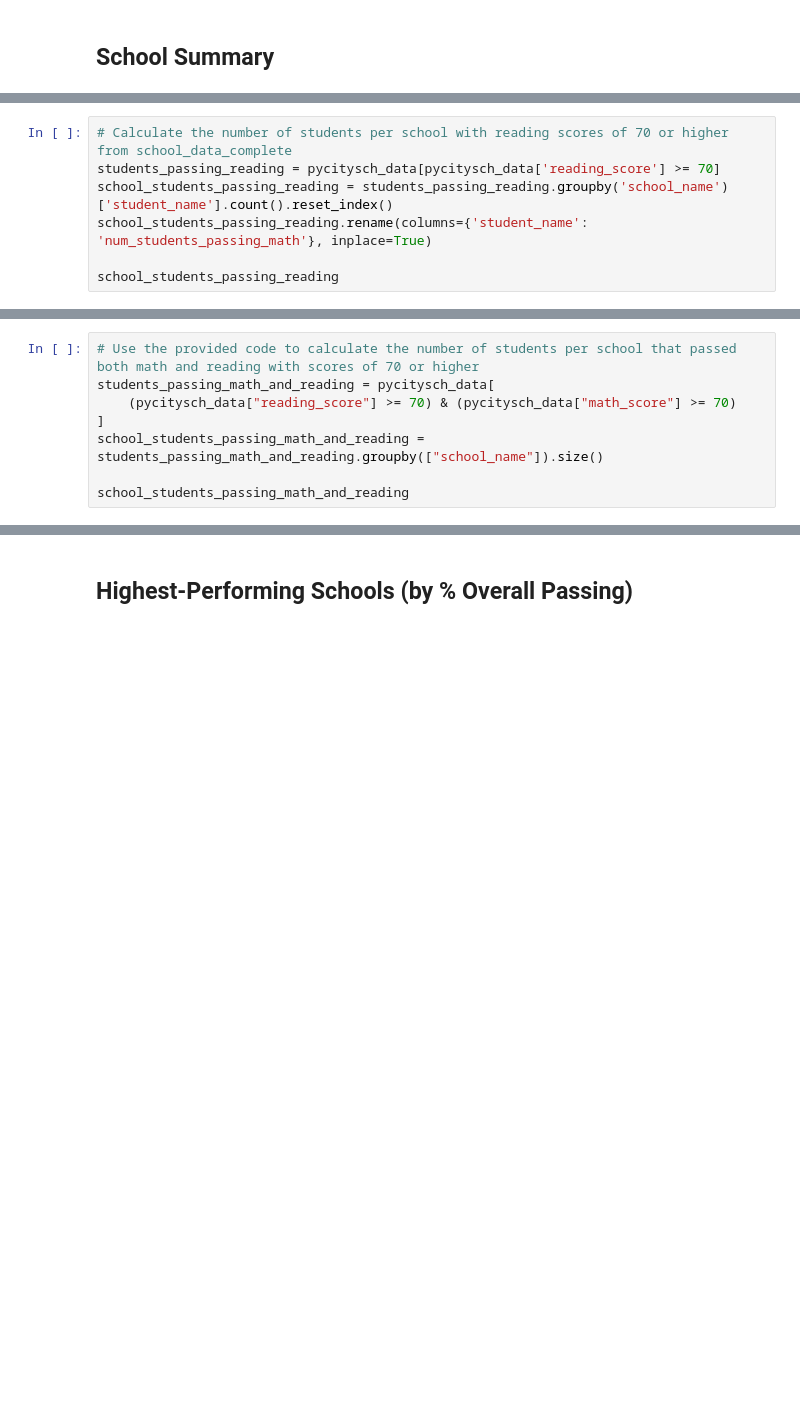
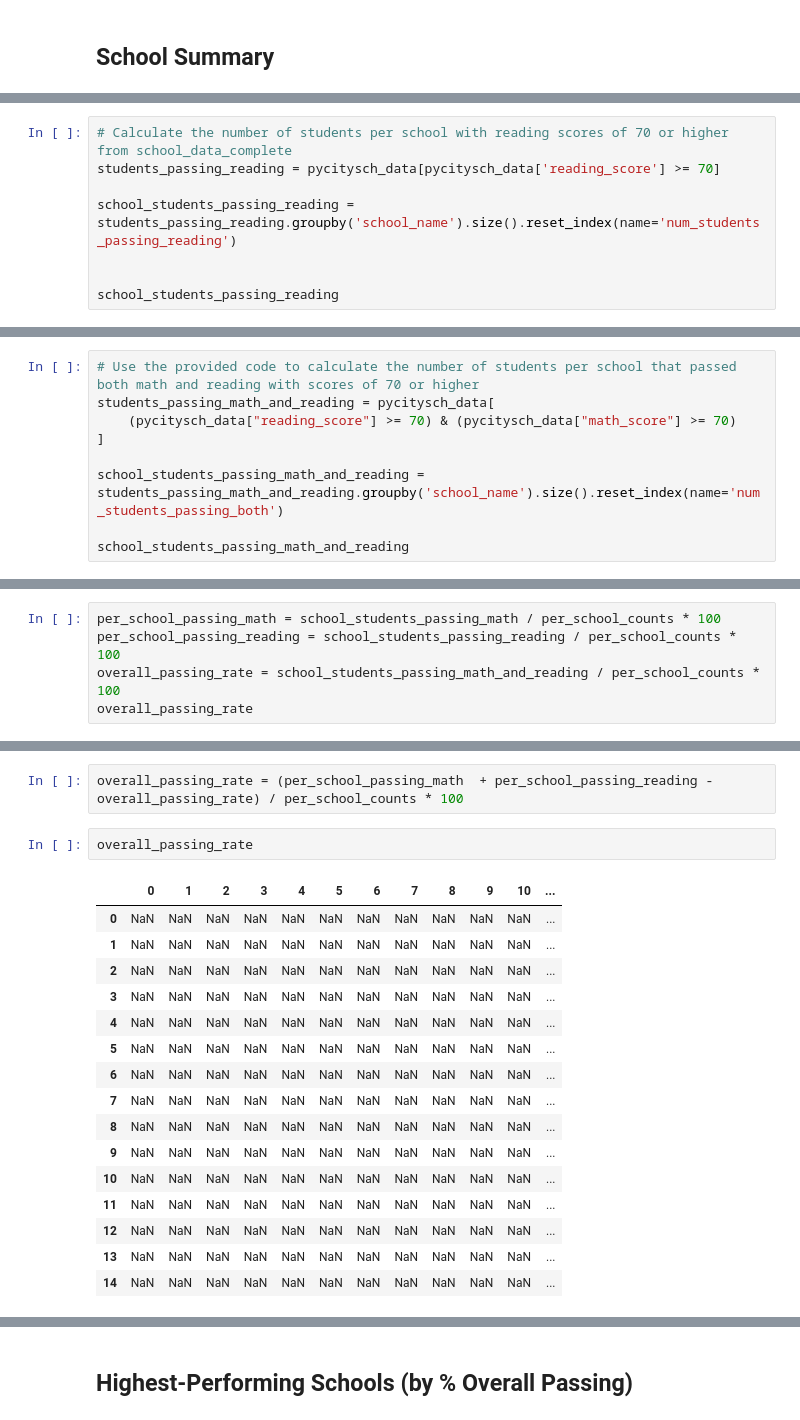
Before and after one commit to Patriciat87/pandas-challenge, a Jupyter notebook: PyCitySchool/main.ipynb, the cells around one changed output, grey strips where cells are left out. Drawn from its saved outputs; the diff is of its cells as text; blank space fills up the shorter version.

```diff
--- a/PyCitySchool/main.ipynb
+++ b/PyCitySchool/main.ipynb
@@ -124,7 +267,8 @@ school_students_passing_math
 # %%
 # Calculate the number of students per school with reading scores of 70 or higher from school_data_complete
 students_passing_reading = pycitysch_data[pycitysch_data['reading_score'] >= 70]
-school_students_passing_reading = students_passing_reading.groupby('school_name')['student_name'].count().reset_index()
-school_students_passing_reading.rename(columns={'student_name': 'num_students_passing_math'}, inplace=True)
+
+school_students_passing_reading = students_passing_reading.groupby('school_name').size().reset_index(name='num_students_passing_reading')
+
 
 school_students_passing_reading
@@ -133,6 +294,7 @@ school_students_passing_reading
 students_passing_math_and_reading = pycitysch_data[
     (pycitysch_data["reading_score"] >= 70) & (pycitysch_data["math_score"] >= 70)
 ]
-school_students_passing_math_and_reading = students_passing_math_and_reading.groupby(["school_name"]).size()
+
+school_students_passing_math_and_reading = students_passing_math_and_reading.groupby('school_name').size().reset_index(name='num_students_passing_both')
 
 school_students_passing_math_and_reading
@@ -138,0 +318,5 @@ school_students_passing_math_and_reading
+# %%
+per_school_passing_math = school_students_passing_math / per_school_counts * 100
+per_school_passing_reading = school_students_passing_reading / per_school_counts * 100
+overall_passing_rate = school_students_passing_math_and_reading / per_school_counts * 100
+overall_passing_rate
@@ -143,0 +365,21 @@ per_school_passing_reading
+# %%
+overall_passing_rate = (per_school_passing_math  + per_school_passing_reading - overall_passing_rate) / per_school_counts * 100
+# %%
+overall_passing_rate
+# %% [output]
+|  | 0 | 1 | 2 | 3 | 4 | 5 | 6 | 7 | 8 | 9 | 10 | ... |
+| 0 | NaN | NaN | NaN | NaN | NaN | NaN | NaN | NaN | NaN | NaN | NaN | ... |
+| 1 | NaN | NaN | NaN | NaN | NaN | NaN | NaN | NaN | NaN | NaN | NaN | ... |
+| 2 | NaN | NaN | NaN | NaN | NaN | NaN | NaN | NaN | NaN | NaN | NaN | ... |
+| 3 | NaN | NaN | NaN | NaN | NaN | NaN | NaN | NaN | NaN | NaN | NaN | ... |
+| 4 | NaN | NaN | NaN | NaN | NaN | NaN | NaN | NaN | NaN | NaN | NaN | ... |
+| 5 | NaN | NaN | NaN | NaN | NaN | NaN | NaN | NaN | NaN | NaN | NaN | ... |
+| 6 | NaN | NaN | NaN | NaN | NaN | NaN | NaN | NaN | NaN | NaN | NaN | ... |
+| 7 | NaN | NaN | NaN | NaN | NaN | NaN | NaN | NaN | NaN | NaN | NaN | ... |
+| 8 | NaN | NaN | NaN | NaN | NaN | NaN | NaN | NaN | NaN | NaN | NaN | ... |
+| 9 | NaN | NaN | NaN | NaN | NaN | NaN | NaN | NaN | NaN | NaN | NaN | ... |
+| 10 | NaN | NaN | NaN | NaN | NaN | NaN | NaN | NaN | NaN | NaN | NaN | ... |
+| 11 | NaN | NaN | NaN | NaN | NaN | NaN | NaN | NaN | NaN | NaN | NaN | ... |
+| 12 | NaN | NaN | NaN | NaN | NaN | NaN | NaN | NaN | NaN | NaN | NaN | ... |
+| 13 | NaN | NaN | NaN | NaN | NaN | NaN | NaN | NaN | NaN | NaN | NaN | ... |
+| 14 | NaN | NaN | NaN | NaN | NaN | NaN | NaN | NaN | NaN | NaN | NaN | ... |
```
Also changed, not shown: parts of 29 cells of this notebook.
